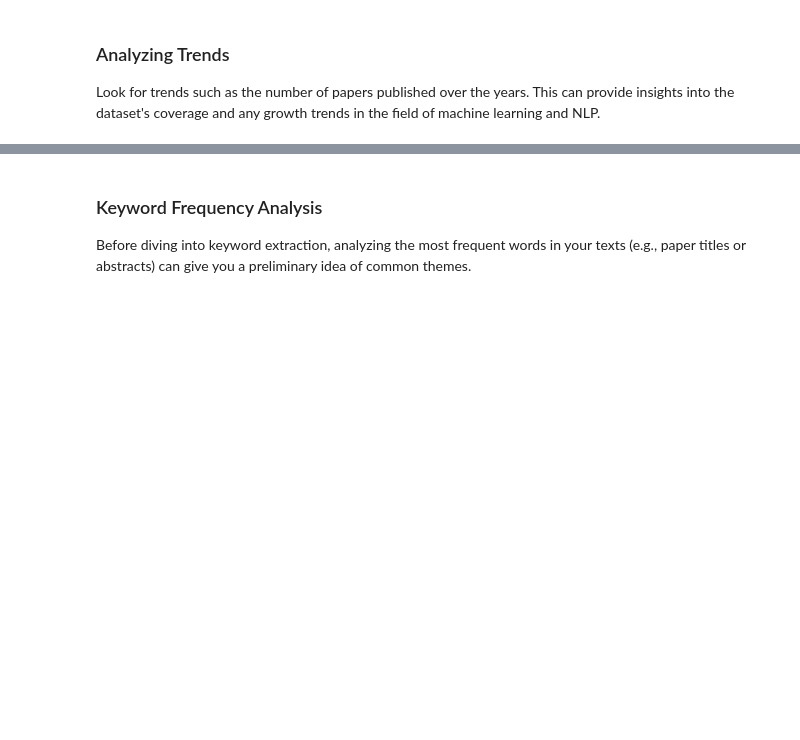
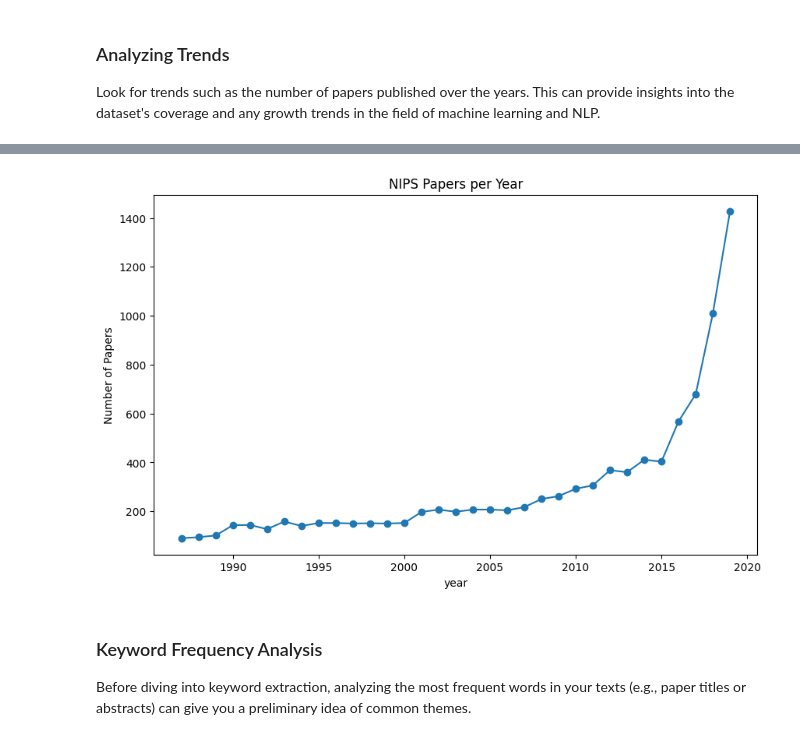
Before and after one commit to LYX-AI/Keyword_Extraction_NLP_Project, a Jupyter notebook: Copy_of_Keyword_Extraction_NLP_Project_for_Beginners.ipynb, the cells around one changed output, grey strips where cells are left out. Drawn from its saved outputs; the diff is of its cells as text; code cells hidden in the pictures; blank space fills up the shorter version.

```diff
--- a/Copy_of_Keyword_Extraction_NLP_Project_for_Beginners.ipynb
+++ b/Copy_of_Keyword_Extraction_NLP_Project_for_Beginners.ipynb
@@ -334,9 +397,17 @@ Look for trends such as the number of papers published over the years. This can
 # %%
 # Plotting the number of papers per year
+'''
+返回的是一个 Pandas 的 Series 对象，我这里把他理解成一个python中的字典类型
+'''
 papers_per_year = nips_papers.groupby('year')['title'].count()
 papers_per_year.plot(kind='line', marker='o', title='NIPS Papers per Year')
+'''
+设置 y 轴的名字为 “Number of Papers”（论文数量）。
+'''
 plt.ylabel('Number of Papers')
 plt.show()
+# %% [output]
+[figure, added]
 # %% [markdown]
 ### Keyword Frequency Analysis
 
```
Also changed, not shown: parts of 5 cells of this notebook.
